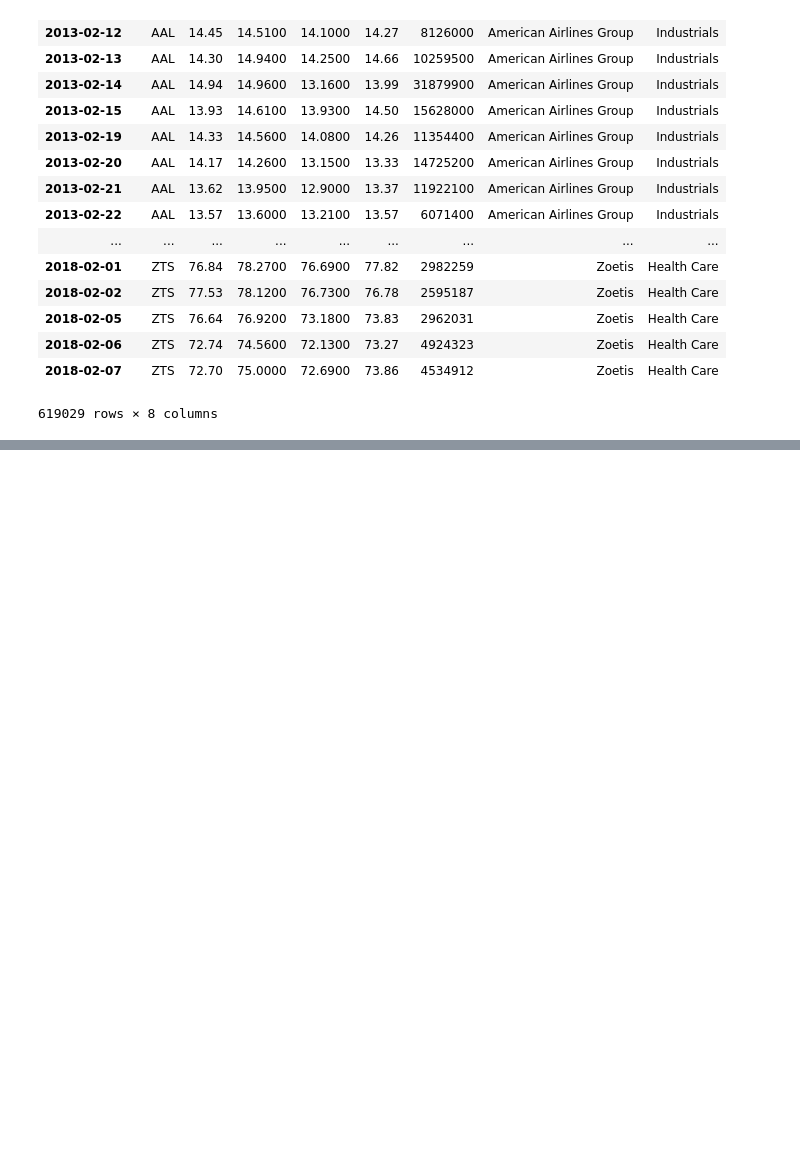
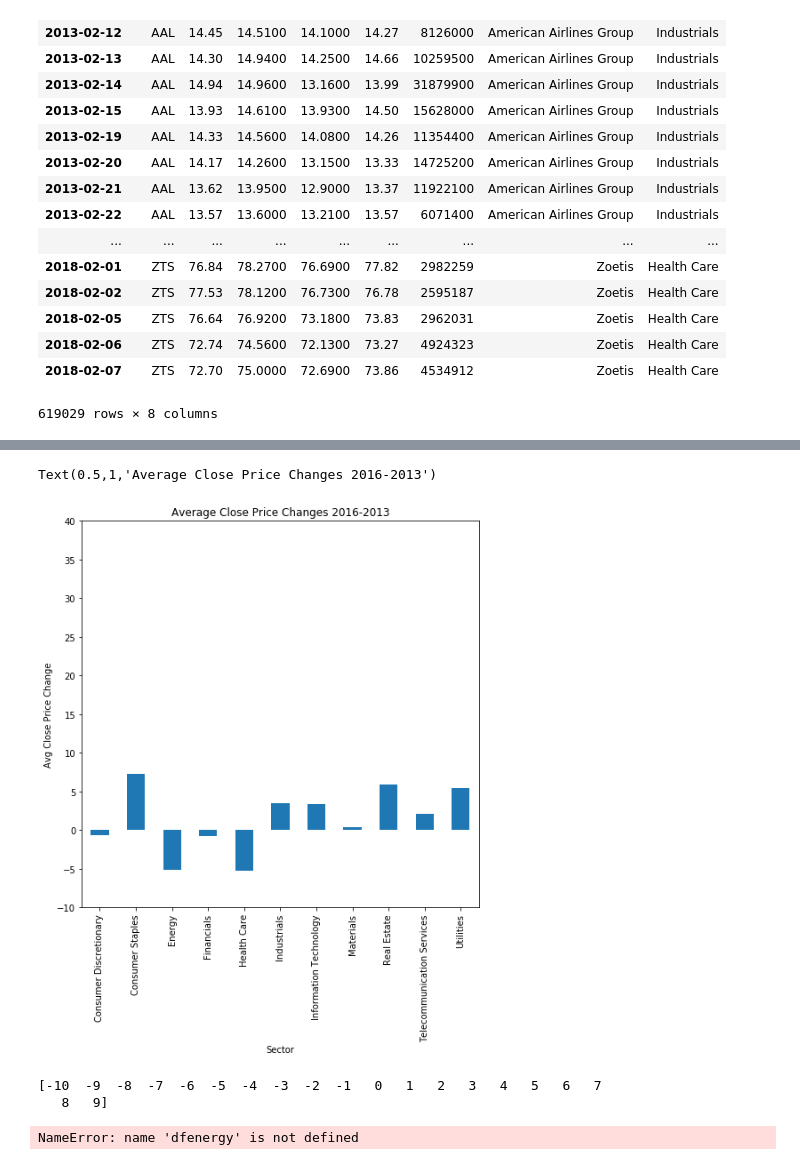
Before and after one commit to Aaivazi000/fintech-master, a Jupyter notebook: Marin Workspace/marin_4.18.ipynb, the cells around one changed output, grey strips where cells are left out. Cells and saved outputs as stored; diff of their text form; code cells hidden in the pictures; blank space fills up the shorter version.

```diff
--- a/Marin Workspace/marin_4.18.ipynb
+++ b/Marin Workspace/marin_4.18.ipynb
@@ -76,0 +125,7 @@ stock_data.dropna(inplace = True)
+# %%
+#Create dictionary to replace old names with new
+replace_tickers = {'CBG': 'CBRE', 'HCN': 'WELL'}
+stock_data.replace(replace_tickers, inplace = True)
+# %%
+stock_data.set_index('Name', inplace = True)
+sector_data.set_index('Symbol', inplace = True)
@@ -132,0 +236,14 @@ df.dropna(inplace = True)
+# %%
+(df['2016'].groupby('Sector').close.mean() - df['2015'].groupby('Sector').close.mean()).plot(kind = 'bar',
+                                                                                            yticks = np.arange(-10,41, 5),
+                                                                                            figsize = (8,8))
+plt.ylabel('Avg Close Price Change')
+plt.title('Average Close Price Changes 2016-2013')
+# %% [output]
+Text(0.5,1,'Average Close Price Changes 2016-2013')
+[figure, added]
+# %%
+print(np.arange(-10,10))
+# %% [output]
+[-10  -9  -8  -7  -6  -5  -4  -3  -2  -1   0   1   2   3   4   5   6   7
+   8   9]
@@ -132,0 +260,4 @@ df.dropna(inplace = True)
+# %%
+dfenergy.index.unique()[0]
+# %% [output]
+NameError: name 'dfenergy' is not defined
```
Also changed, not shown: parts of 39 cells of this notebook.
